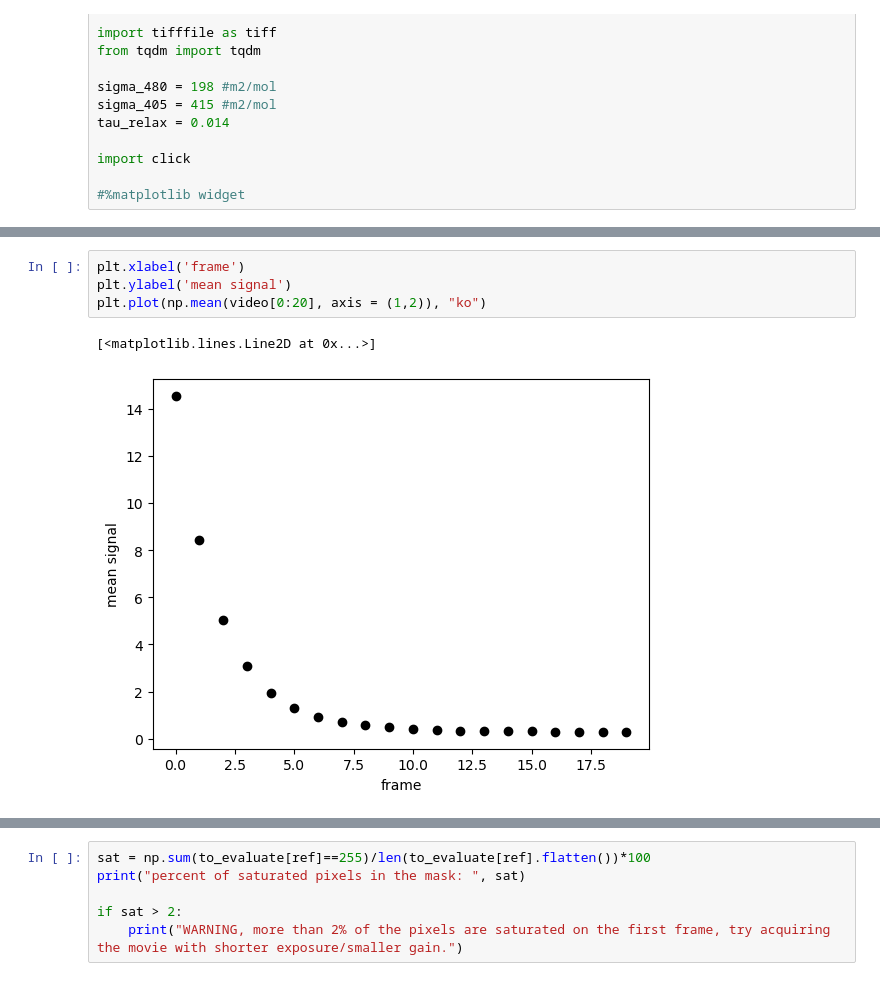
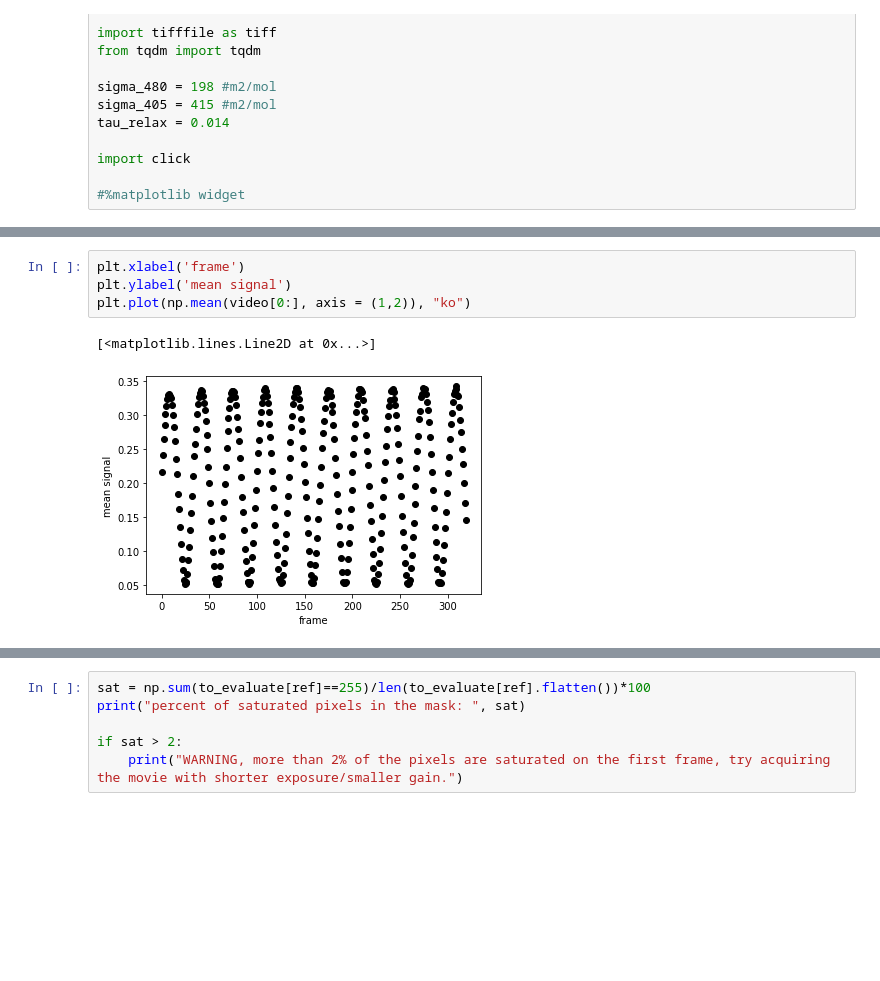
Before and after one commit to DreamRepo/light_calibration, a Jupyter notebook: notebooks/Dronpa2_video.ipynb, the cells around one changed output, grey strips where cells are left out. Cells and saved outputs as stored; diff of their text form; blank space fills up the shorter version.

```diff
--- a/notebooks/Dronpa2_video.ipynb
+++ b/notebooks/Dronpa2_video.ipynb
@@ -50,10 +50,10 @@ Camera framerate [3]:
 # %%
 plt.xlabel('frame')
 plt.ylabel('mean signal')
-plt.plot(np.mean(video[0:20], axis = (1,2)), "ko")
+plt.plot(np.mean(video[0:], axis = (1,2)), "ko")
 # %% [output]
 [<matplotlib.lines.Line2D at 0x...>]
-[figure, old version]
+[figure, new version]
 # %%
 
 
```
Also changed, not shown: parts of 8 cells of this notebook, 4 other files.
